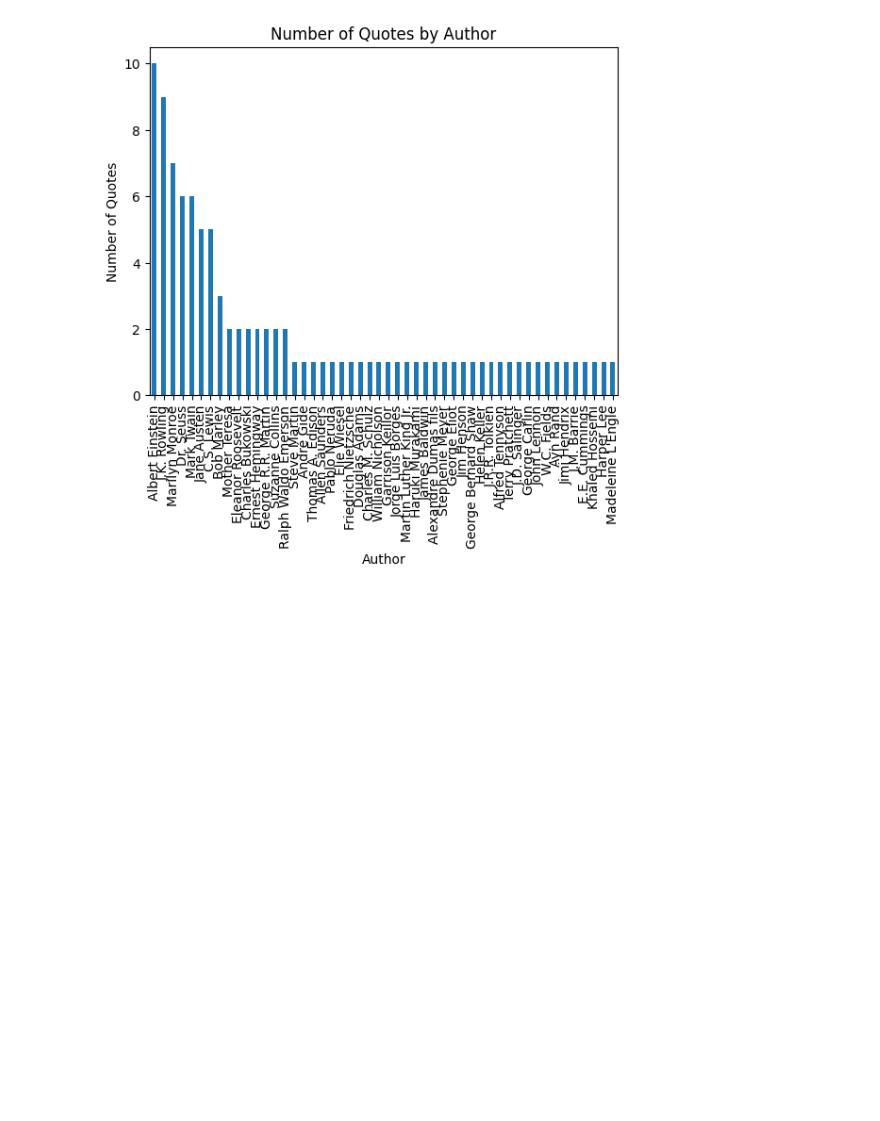
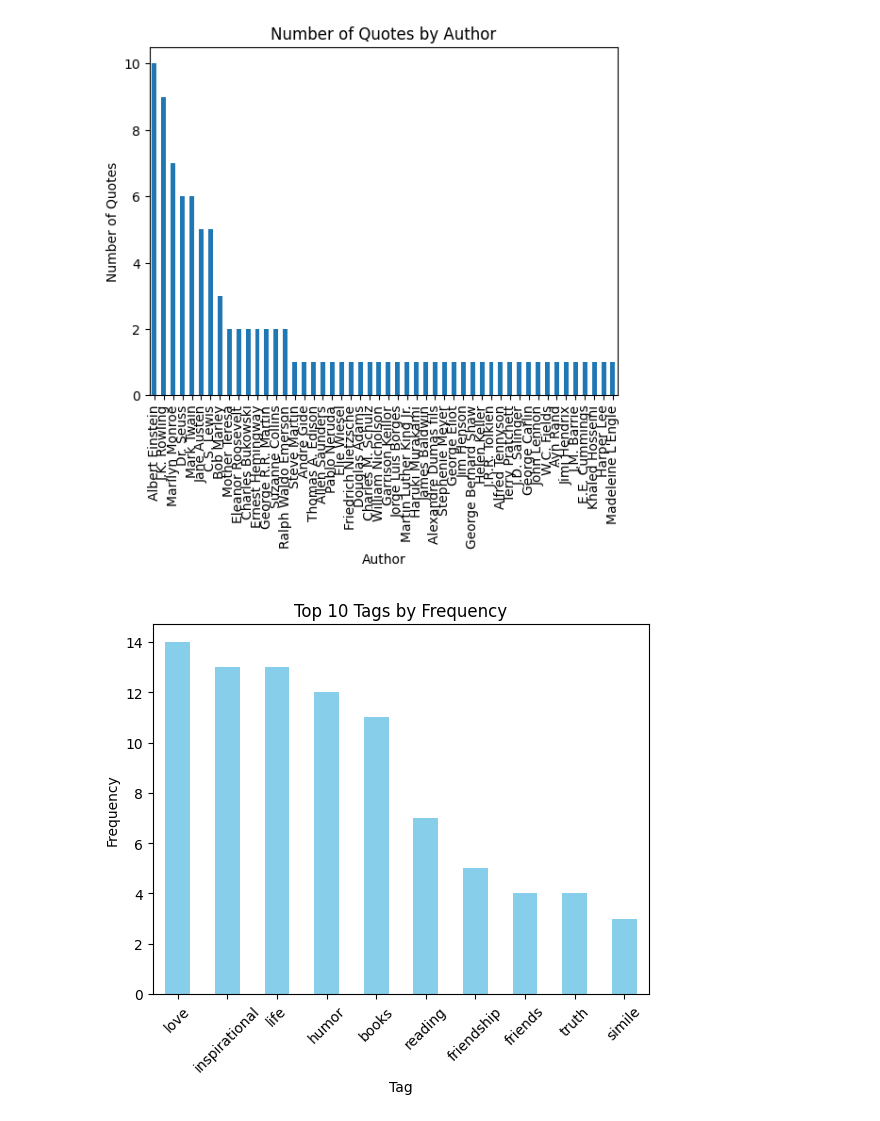
Before and after one commit to rafi4482/Quote-Extraction, a Jupyter notebook: Web-Scraping.ipynb, the cells around one changed output. Drawn from its saved outputs; the diff is of its cells as text; code cells hidden in the pictures; blank space fills up the shorter version.

```diff
--- a/Web-Scraping.ipynb
+++ b/Web-Scraping.ipynb
@@ -100,3 +106,24 @@ plt.ylabel("Number of Quotes")
 plt.show()
 # %% [output]
 [figure]
+# %%
+from collections import Counter
+
+all_tags = [tag for sublist in df['tags'] for tag in sublist]
+tag_counts = Counter(all_tags)
+
+# Get the top 10 most common tags
+top_tags = tag_counts.most_common(10)
+
+# Convert to a DataFrame for easier plotting
+top_tags_df = pd.DataFrame(top_tags, columns=['Tag', 'Frequency'])
+
+# Plot the data
+top_tags_df.plot(kind='bar', x='Tag', y='Frequency', legend=False, color='skyblue')
+plt.title("Top 10 Tags by Frequency")
+plt.xlabel("Tag")
+plt.ylabel("Frequency")
+plt.xticks(rotation=45)
+plt.show()
+# %% [output]
+[figure, added]
```
Also changed, not shown: parts of 5 cells of this notebook.
